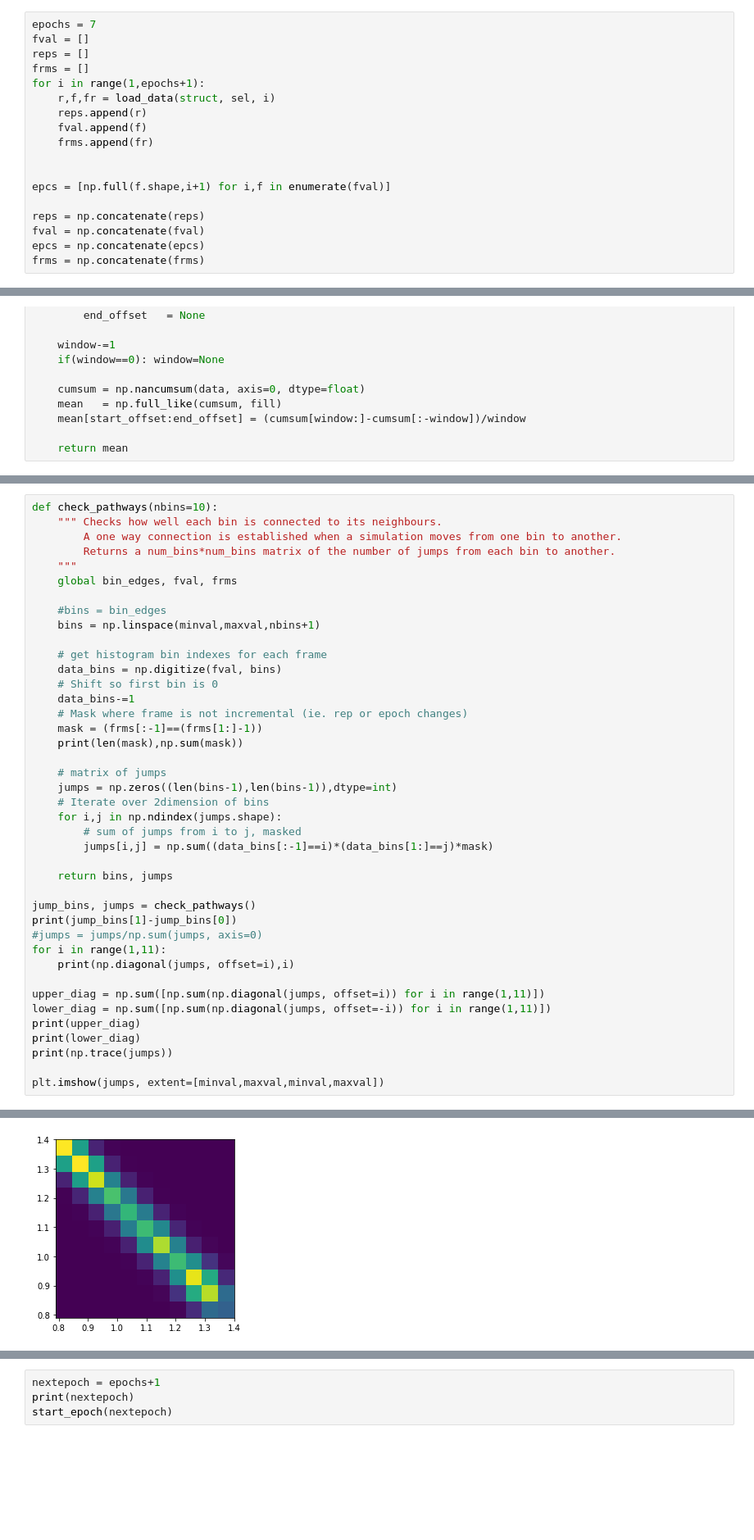
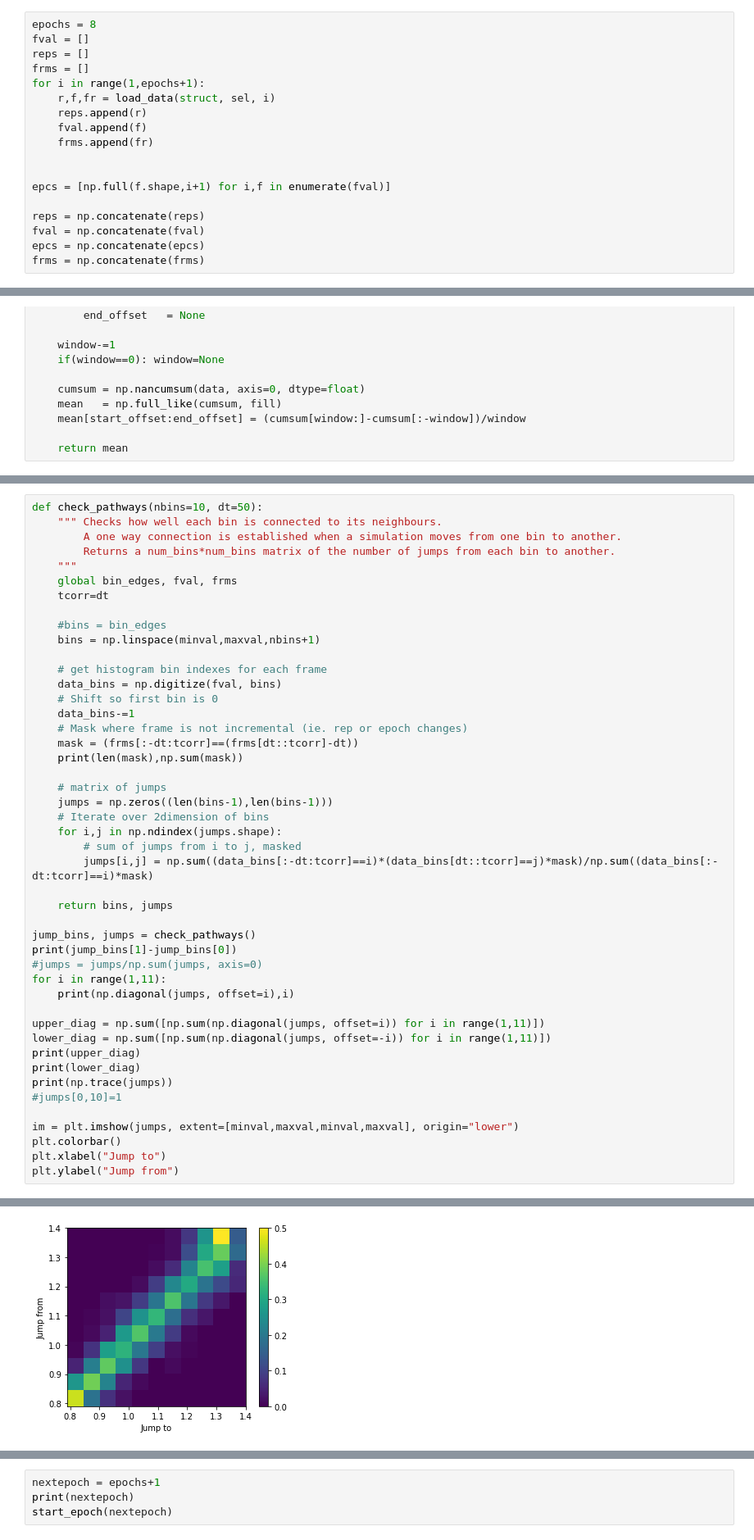
Before and after one commit to molecularmachinist/functional_sampling_tool, a Jupyter notebook: prod/autosampler_notebook.ipynb, the cells around one changed output, grey strips where cells are left out. Shown at 82% size. Cells and saved outputs as stored; diff of their text form; blank space fills up the shorter version.

Commit message:
Adde possibility to specify jump time for transition matrix
Former-commit-id: 0a01a88f2aa23337b3a081e03ff70e05e3046ea4

```diff
--- a/prod/autosampler_notebook.ipynb
+++ b/prod/autosampler_notebook.ipynb
@@ -236,7 +236,7 @@ print("Selected %d atoms"%len(sel))
 Loading structure and making selection
 Selected 28 atoms
 # %%
-epochs = 7
+epochs = 8
 fval = []
 reps = []
 frms = []
@@ -405,10 +405,11 @@ chosen_bins=choices
 # %%
-def check_pathways(nbins=10):
+def check_pathways(nbins=10, dt=50):
     """ Checks how well each bin is connected to its neighbours.
         A one way connection is established when a simulation moves from one bin to another.
         Returns a num_bins*num_bins matrix of the number of jumps from each bin to another.
     """
     global bin_edges, fval, frms
+    tcorr=dt
 
     #bins = bin_edges
     bins = np.linspace(minval,maxval,nbins+1)
@@ -418,15 +419,15 @@ def check_pathways(nbins=10):
     # Shift so first bin is 0
     data_bins-=1
     # Mask where frame is not incremental (ie. rep or epoch changes)
-    mask = (frms[:-1]==(frms[1:]-1))
+    mask = (frms[:-dt:tcorr]==(frms[dt::tcorr]-dt))
     print(len(mask),np.sum(mask))
 
     # matrix of jumps
-    jumps = np.zeros((len(bins-1),len(bins-1)),dtype=int)
+    jumps = np.zeros((len(bins-1),len(bins-1)))
     # Iterate over 2dimension of bins
     for i,j in np.ndindex(jumps.shape):
         # sum of jumps from i to j, masked
-        jumps[i,j] = np.sum((data_bins[:-1]==i)*(data_bins[1:]==j)*mask)
+        jumps[i,j] = np.sum((data_bins[:-dt:tcorr]==i)*(data_bins[dt::tcorr]==j)*mask)/np.sum((data_bins[:-dt:tcorr]==i)*mask)
 
     return bins, jumps
 
@@ -441,6 +442,10 @@ lower_diag = np.sum([np.sum(np.diagonal(jumps, offset=-i)) for i in range(1,11)]
 print(upper_diag)
 print(lower_diag)
 print(np.trace(jumps))
+#jumps[0,10]=1
 
-plt.imshow(jumps, extent=[minval,maxval,minval,maxval])
+im = plt.imshow(jumps, extent=[minval,maxval,minval,maxval], origin="lower")
+plt.colorbar()
+plt.xlabel("Jump to")
+plt.ylabel("Jump from")
 # %% [output]
@@ -463,4 +472,4 @@ plt.imshow(jumps, extent=[minval,maxval,minval,maxval])
-[figure, old version]
+[figure, new version]
 # %%
 def choose_frames(chosen_bins):
     """ Input parameters:
```
Also changed, not shown: parts of 7 cells of this notebook.
